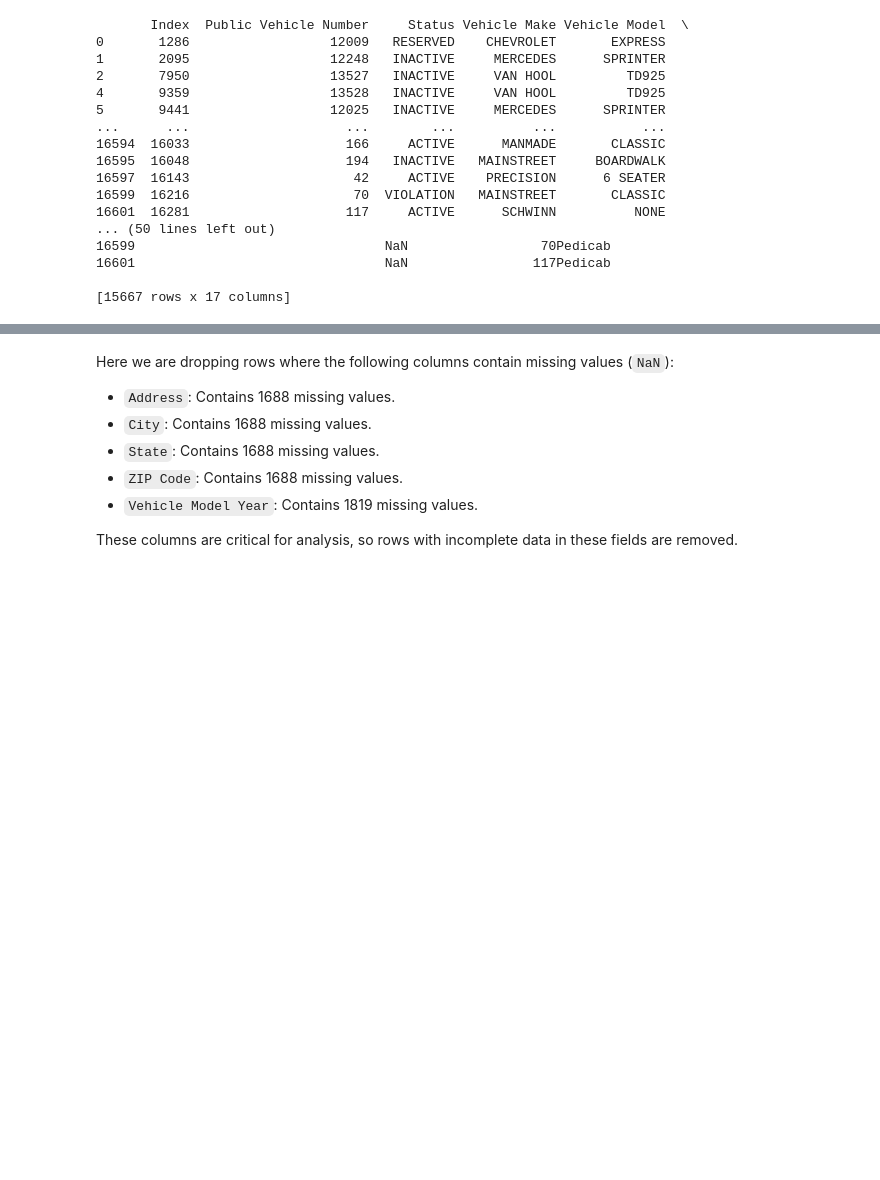
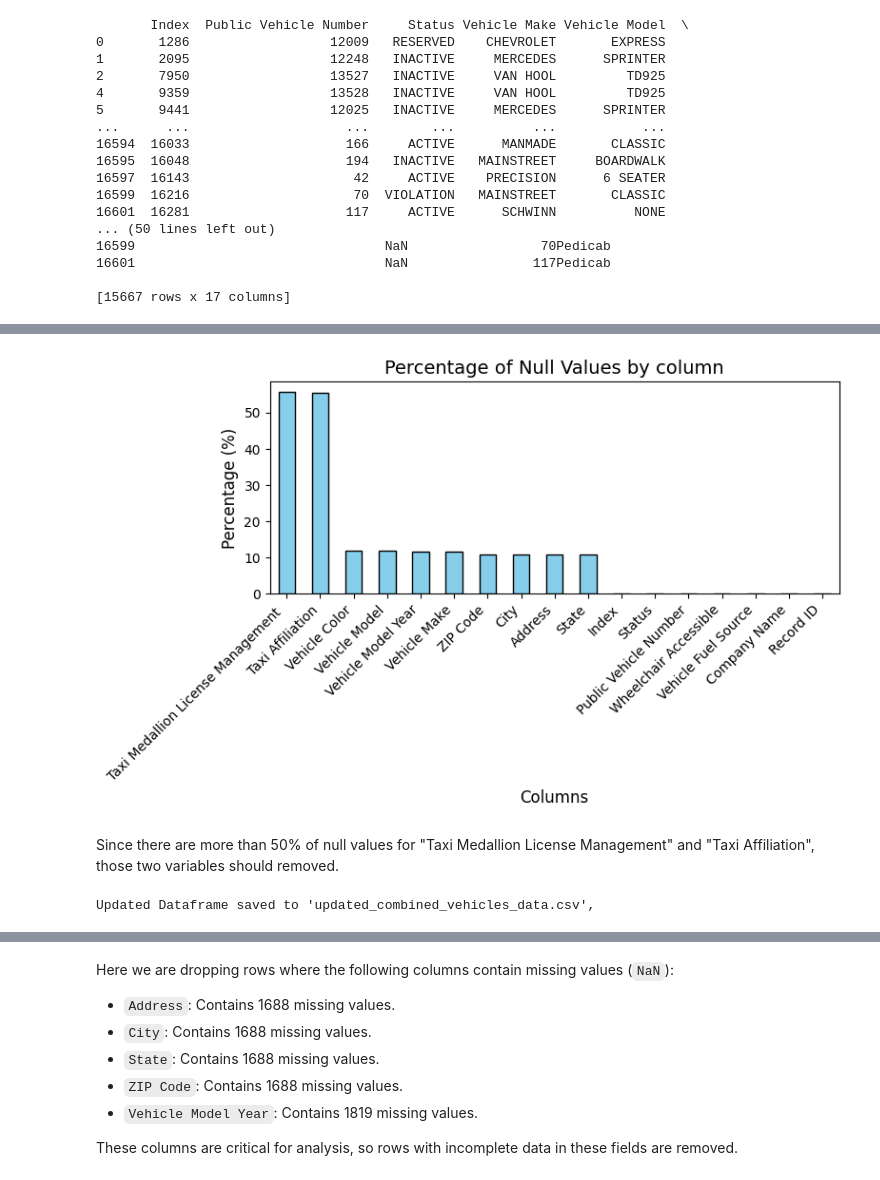
Before and after one commit to USJ-Python/public-vehicle-analysis-illinois, a Jupyter notebook: data_preparation.ipynb, the cells around one changed output, grey strips where cells are left out. Drawn from its saved outputs; the diff is of its cells as text; code cells hidden in the pictures; blank space fills up the shorter version.

Commit message:
Update - Identifying null values and removing columns not required

```diff
--- a/data_preparation.ipynb
+++ b/data_preparation.ipynb
@@ -171,3 +171,7 @@ vehicles_df.to_csv('cleaned_vehicles.csv', index=False)
 16601                                NaN                117Pedicab
 
 [15667 rows x 17 columns]
+# %%
+#Identifying null value percentages of variables
+missing_percentage = (vehicles_df.isnull().sum() / len(vehicles_df)) * 100
+print(missing_percentage)
@@ -173,0 +200,14 @@ vehicles_df.to_csv('cleaned_vehicles.csv', index=False)
+# %%
+#plot null value percentages
+plt.figure(figsize=(8, 5))
+missing_percentage.sort_values(ascending=False).plot(kind='bar', color='skyblue',edgecolor='black')
+plt.title('Percentage of Null Values by column', fontsize=14)
+plt.ylabel('Percentage (%)', fontsize=12)
+plt.xlabel('Columns', fontsize=12)
+plt.xticks(rotation=45, ha='right')
+plt.tight_layout()
+plt.show()
+# %% [output]
+[figure, added]
+# %% [markdown]
+Since there are more than 50% of null values for "Taxi Medallion License Management" and "Taxi Affiliation", those two variables should removed.
@@ -174,3 +219,9 @@ vehicles_df.to_csv('cleaned_vehicles.csv', index=False)
+# %%
+#save the updated dataframe to a new csv file
+vehicles_df.to_csv("updated_combined_vehicles_data.csv", index = False)
+print("Updated Dataframe saved to 'updated_combined_vehicles_data.csv',")
+# %% [output]
+Updated Dataframe saved to 'updated_combined_vehicles_data.csv',
 # %%
 #count the number of unique values for each column in the dataframe
 vehicles_df.nunique()
```
Also changed, not shown: parts of 8 cells of this notebook.
